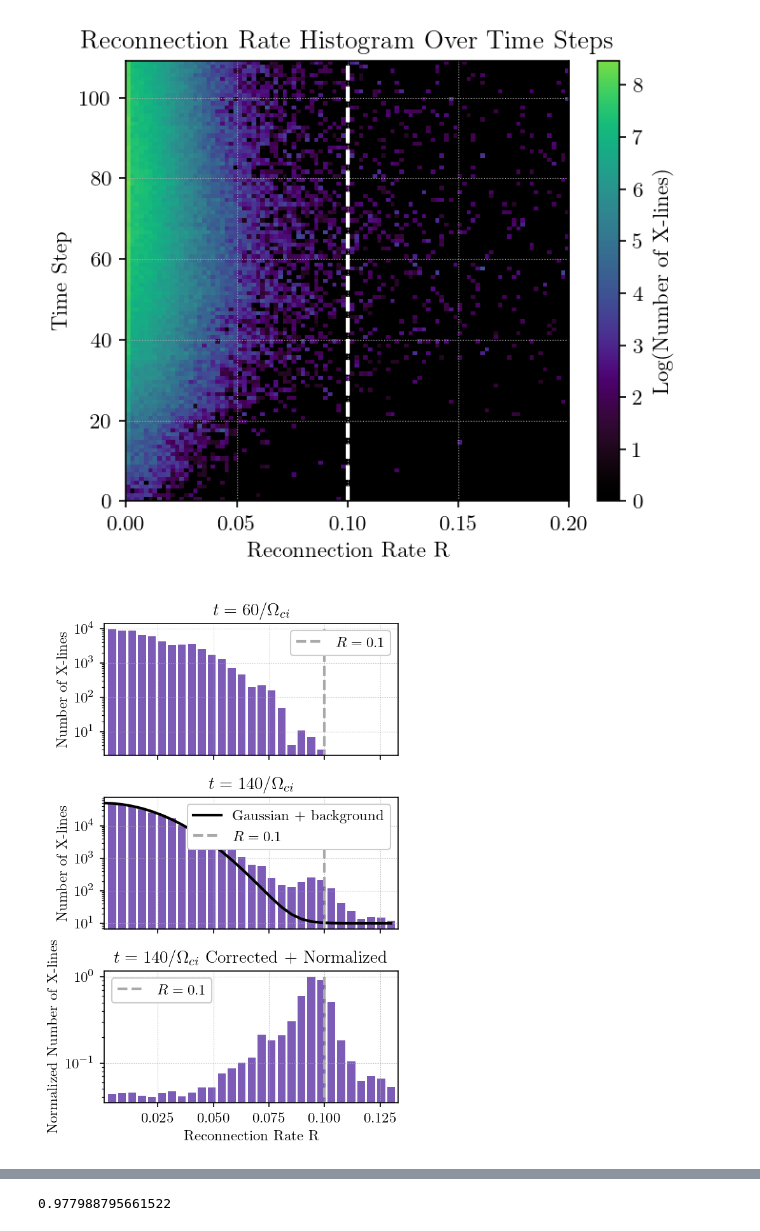
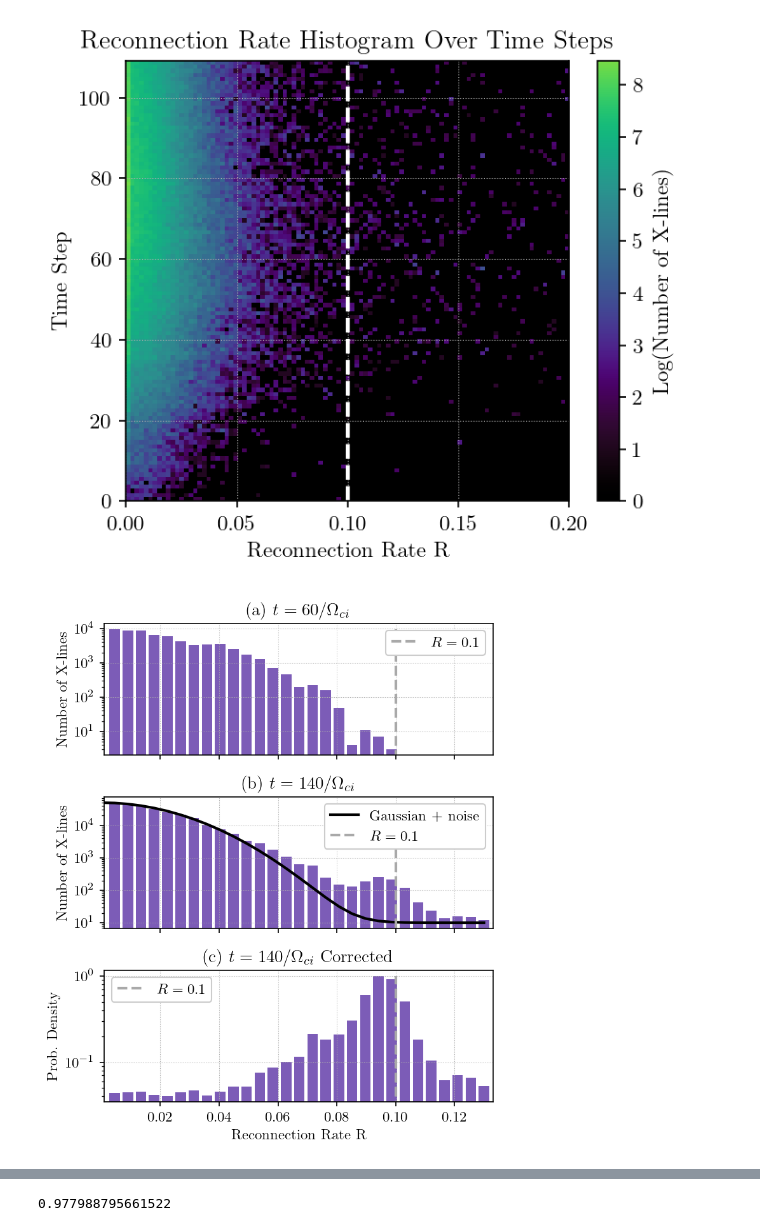
Before and after one commit to maxawake/Magnetic-Reconnection-Visualization, a Jupyter notebook: notebooks/load_reconnection_rate.ipynb, the cells around one changed output, grey strips where cells are left out. Saved outputs shown, nothing was run; the diff lists cells and outputs as text; code cells hidden in the pictures.

Commit message:
Latest plots

```diff
--- a/notebooks/load_reconnection_rate.ipynb
+++ b/notebooks/load_reconnection_rate.ipynb
@@ -64,8 +72,10 @@ Text(0.5, 1.0, 'Reconnection Rate Histogram Over Time Steps')
 # %%
 from scipy.optimize import curve_fit
 
+
 def expo(x, a, b):
-    return a * np.exp(-b * x**2 ) + 10
+    return a * np.exp(-b * x**2) + 10
+
 
 # Global plot config
 n_bins = 30
@@ -73,7 +83,7 @@ max_reconnection_rate = 0.13
 bins = np.linspace(0.0, max_reconnection_rate, n_bins)
 
 # Create subplot figure
-fig, axs = plt.subplots(3, 1, figsize=(4, 6), dpi=150, sharex=True)
+fig, axs = plt.subplots(3, 1, figsize=(5, 6), dpi=150, sharex=True)
 
 # -----------------------
 # 1. Second Histogram (quasi-Xlines)
@@ -87,7 +97,7 @@ axs[0].set_yscale("log")
 axs[0].set_ylabel("Number of X-lines")
 axs[0].legend(framealpha=1.0, handlelength=1.9)
 axs[0].grid(True)
-axs[0].set_title(r"$t=60/\Omega_{ci}$")
+axs[0].set_title(r"(a) $t=60/\Omega_{ci}$")
 axs[0].set_xlim(bins[1], 0.133)
 
 
@@ -102,38 +112,38 @@ yfit = x1[:19]
 popt, _ = curve_fit(expo, xfit, yfit, p0=(1.0, 1.0), maxfev=10000)
 
 axs[1].hist(data1, bins=bins, density=False, color=gcolor("violet"), rwidth=0.8, align="right")
-axs[1].plot(bins, expo(bins, *popt), linewidth=2.0, color="black", label="Gaussian + background")
+axs[1].plot(bins, expo(bins, *popt), linewidth=2.0, color="black", label="Gaussian + noise")
 axs[1].vlines(0.1, 0.0, np.max(x1), color="darkgray", linestyle="--", linewidth=2.0, label="$R=0.1$")
 axs[1].set_yscale("log")
 axs[1].set_ylabel("Number of X-lines")
 axs[1].legend(framealpha=1.0, handlelength=1.9)
 axs[1].grid(True)
-axs[1].set_title(r"$t=140/\Omega_{ci}$")
+axs[1].set_title(r"(b) $t=140/\Omega_{ci}$")
 axs[1].set_xlim(0.001, 0.133)
 
 
 # -----------------------
 # 3. Corrected + Normalized Histogram
 x_norm = x1 / expo(bins[1:], *popt)
 x_norm /= np.max(x_norm)
 
-axs[2].bar(bins[1:], x_norm, width=np.diff(bins)*0.8, align='center', color=gcolor("violet"))
+axs[2].bar(bins[1:], x_norm, width=np.diff(bins) * 0.8, align="center", color=gcolor("violet"))
 axs[2].vlines(0.1, 0.0, np.max(x_norm), color="darkgray", linestyle="--", linewidth=2.0, label="$R=0.1$")
 axs[2].set_yscale("log")
-axs[2].set_ylabel("Normalized Prob. Density")
+axs[2].set_ylabel("Prob. Density")
 axs[2].legend(framealpha=1.0, handlelength=1.9)
 axs[2].set_xlabel("Reconnection Rate R")
-axs[2].set_title(r"$t=140/\Omega_{ci}$ Corrected + Normalized")
+axs[2].set_title(r"(c) $t=140/\Omega_{ci}$ Corrected")
 axs[2].grid(True)
 axs[2].set_xlim(0.001, 0.133)
 
 
 # -----------------------
 # Final layout
 plt.tight_layout()
 plt.savefig("reconnection_rate_subplots.png", bbox_inches="tight", dpi=300)
 plt.show()
 # %% [output]
-[figure, old version]
+[figure, new version]
 # %%
 current_density = np.loadtxt("/home/max/Repos/Magnetic-Reconnection-Visualization/data/solar_wind_current_density.dat")
```
Also changed, not shown: parts of 7 cells of this notebook, 2 other files.
